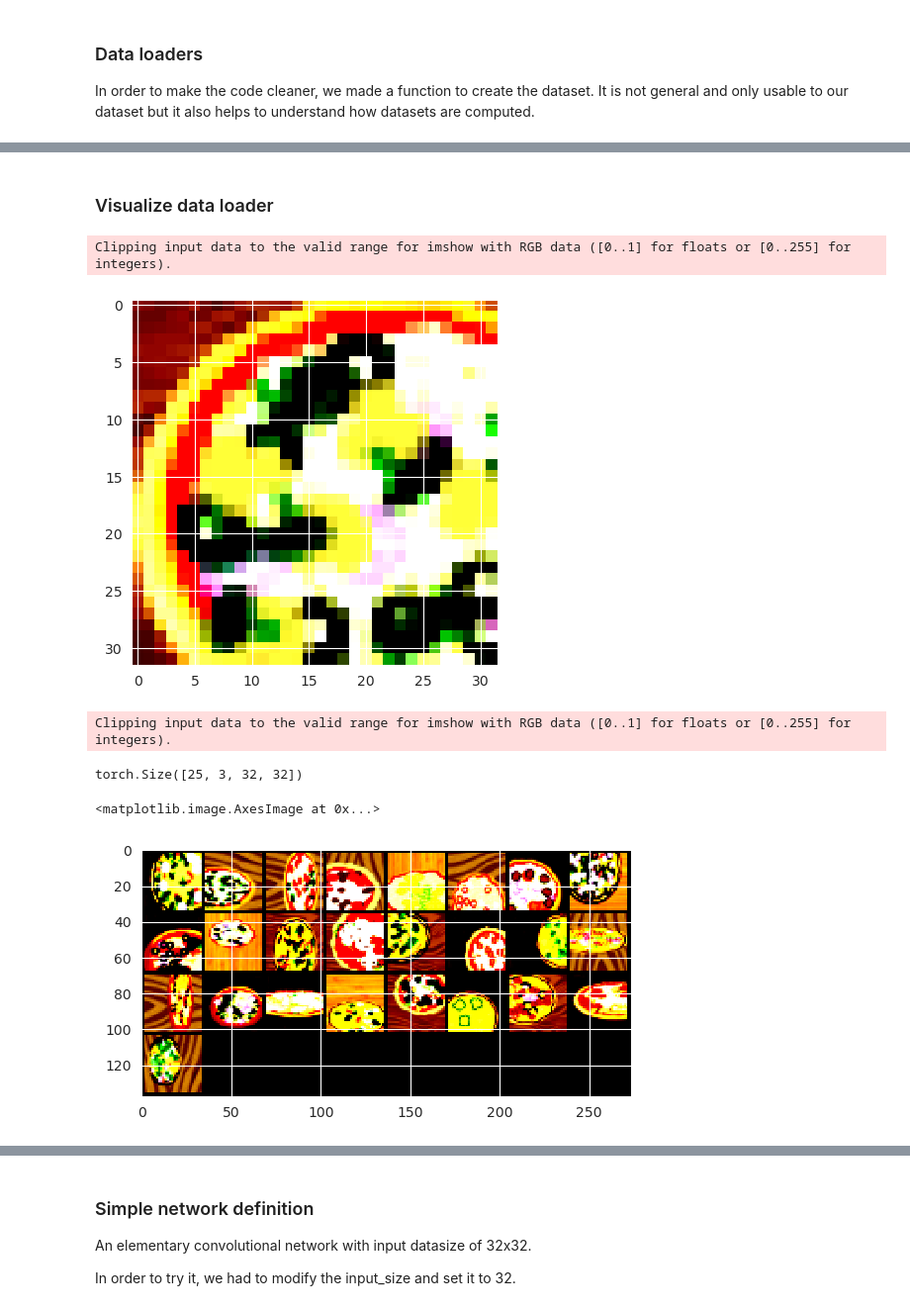
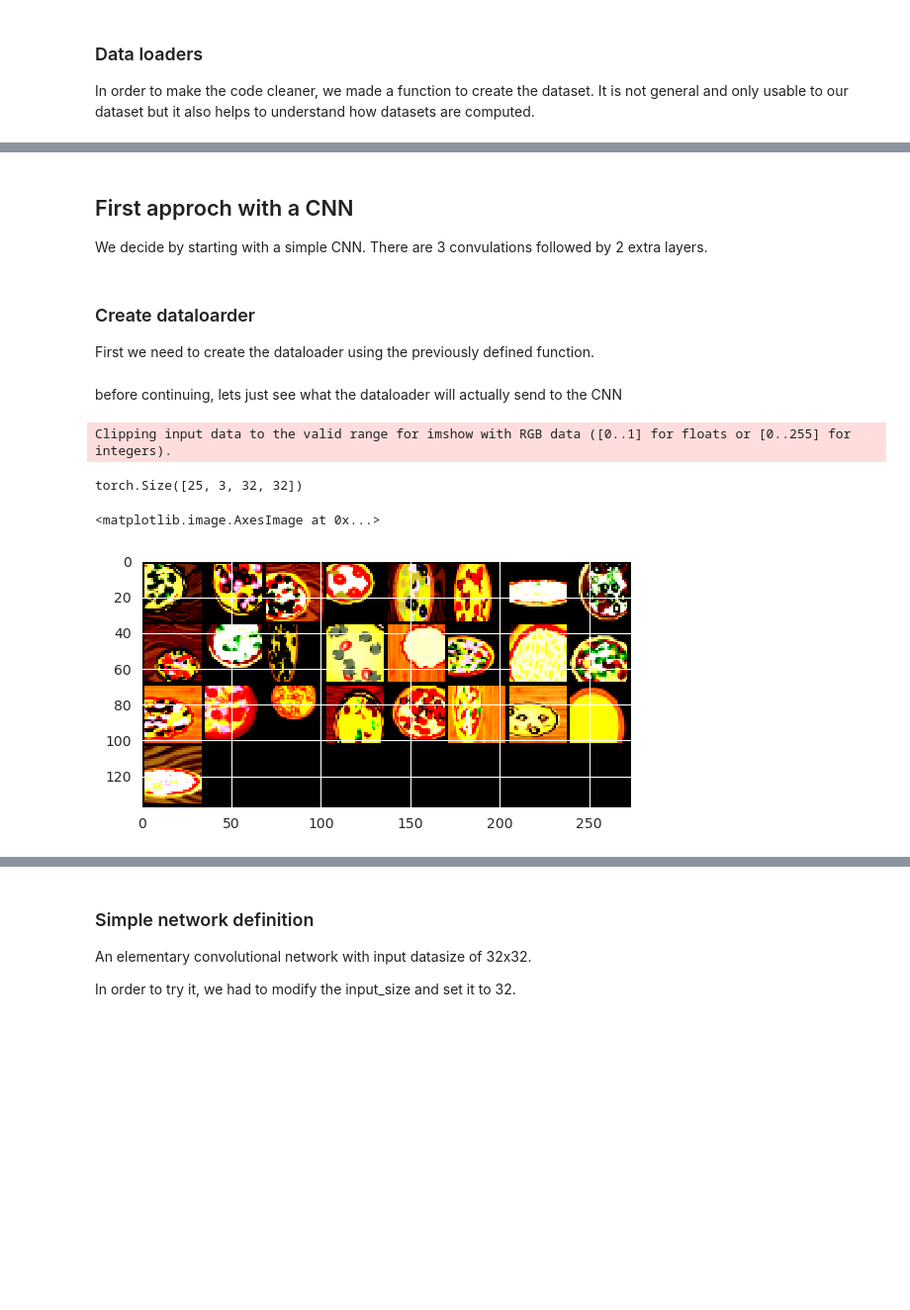
Before and after one commit to wnbilly/Topping-Pizza, a Jupyter notebook: MI201_rendu.ipynb, the cells around one changed output, grey strips where cells are left out. Shown: that part at 99% size. Drawn from its saved outputs; the diff is of its cells as text; code cells hidden in the pictures; blank space fills up the shorter version.

```diff
--- a/MI201_rendu.ipynb
+++ b/MI201_rendu.ipynb
@@ -124,19 +112,19 @@ def load_image_list(train_label_path, test_label_path=None, max_image=None, test
 
 This should make learning faster.
 # %%
-def store_image(image_idx, image_format="{:04d}.png", image_size=224, train_data_path, filename)
+def store_image(image_idx, train_data_path, filename, image_format="{:04d}.png", image_size=224):
     # Test if the numpy file exists
-    if (os.path.exists(os.path.join(train_data_path, filename))):
-      img_data_tensor = np.load(os.path.join(train_data_path, filename))
+    if (os.path.exists(os.path.join(DATA_DIR, train_data_path, filename))):
+      img_data_tensor = np.load(os.path.join(DATA_DIR, train_data_path, filename))
       img_all = img_data_tensor['img_data']
     else:
       img_all = []
 
       for idx in tqdm(image_idx):
           img_name = image_format.format(idx+1)
-          x = Image.open(os.path.join(train_data_path, 'images', img_name))
+          x = Image.open(os.path.join(DATA_DIR, train_data_path, 'images', img_name))
           img_all.append(np.array(x.resize((image_size, image_size))))
 
-      np.savez_compressed(os.path.join(train_data_path, filename), img_data=np.array(img_all))
+      np.savez_compressed(os.path.join(DATA_DIR, train_data_path, filename), img_data=np.array(img_all))
 
     return img_all
@@ -204,6 +168,6 @@ def create_dataloader(x_data, y_data, img_data, data_path, datasetClass, batch_s
 
     img_data = img_data[x_data,:,:,:]
     raw_dataset = datasetClass(x_train, y_train, img_path=data_path, img_data=img_data, transform = transform)
-    ataloader = DataLoader(raw_dataset, batch_size=batch_size, shuffle=shuffle, **kwargs)
+    dataloader = DataLoader(raw_dataset, batch_size=batch_size, shuffle=shuffle, **kwargs)
 
     return dataloader
@@ -211,0 +324,9 @@ The transforms and the 3 datasets are created (train, test, validation).
+# %%
+x_train, y_train, x_val, y_val, x_test, y_test = load_image_list('syntheticDataset/train/trainLabels.txt',
+                                                                'syntheticDataset/test/testLabels.txt',
+                                                                 val_size=0.1)
+
+img_all = store_image(np.concatenate((x_train, x_val)), 'syntheticDataset/train', 'img_data_224.npz')
+
+nlabel = y_train.shape[1]
+topping_labels = ["pepperoni", "mushrooms", "peppers", "olives", "basil", "bacon", "broccoli", "pineapple", "tomatoes", "onions"]
@@ -212,3 +354,11 @@ The transforms and the 3 datasets are created (train, test, validation).
+# %% [markdown]
+## First approch with a CNN
+
+We decide by starting with a simple CNN. There are 3 convulations followed by 2 extra layers.
+# %% [markdown]
+### Create dataloarder
+
+First we need to create the dataloader using the previously defined function.
 # %%
 batch_size = 25
 
@@ -248,27 +398,18 @@ test_dataloader = create_dataloader(x_test, y_test, img_data, test_data_path, my
 
 # Creation of the dataloader for the model validation
 val_dataloader = create_dataloader(x_val, y_val, img_data, train_data_path, myDataset, batch_size, transform=val_transform, shuffle=False)
-# %% [markdown]
-### Visualize data loader
+# %% [markdown]
+before continuing, lets just see what the dataloader will actually send to the CNN
 # %%
-# Show dataset sample
-x,y = test_set_raw[45]
-#print(x,y)
-
-plt.imshow(x.permute(1, 2, 0).numpy())
-plt.show()
-
 # Show batch of images
 #it = iter(train_dataloader)
 sample,labels = next(iter(train_dataloader))
 print(sample.shape)
 
 out = torchvision.utils.make_grid(sample)
 plt.imshow(out.permute(1, 2, 0))
 # %% [output]
 Clipping input data to the valid range for imshow with RGB data ([0..1] for floats or [0..255] for integers).
-[figure, old version]
-Clipping input data to the valid range for imshow with RGB data ([0..1] for floats or [0..255] for integers).
+torch.Size([25, 3, 32, 32])
-torch.Size([25, 3, 32, 32])
+<matplotlib.image.AxesImage at 0x...>
-<matplotlib.image.AxesImage at 0x...>
-[figure, removed]
+[figure, new version]
```
Also changed, not shown: parts of 49 cells of this notebook, 2 other files.
